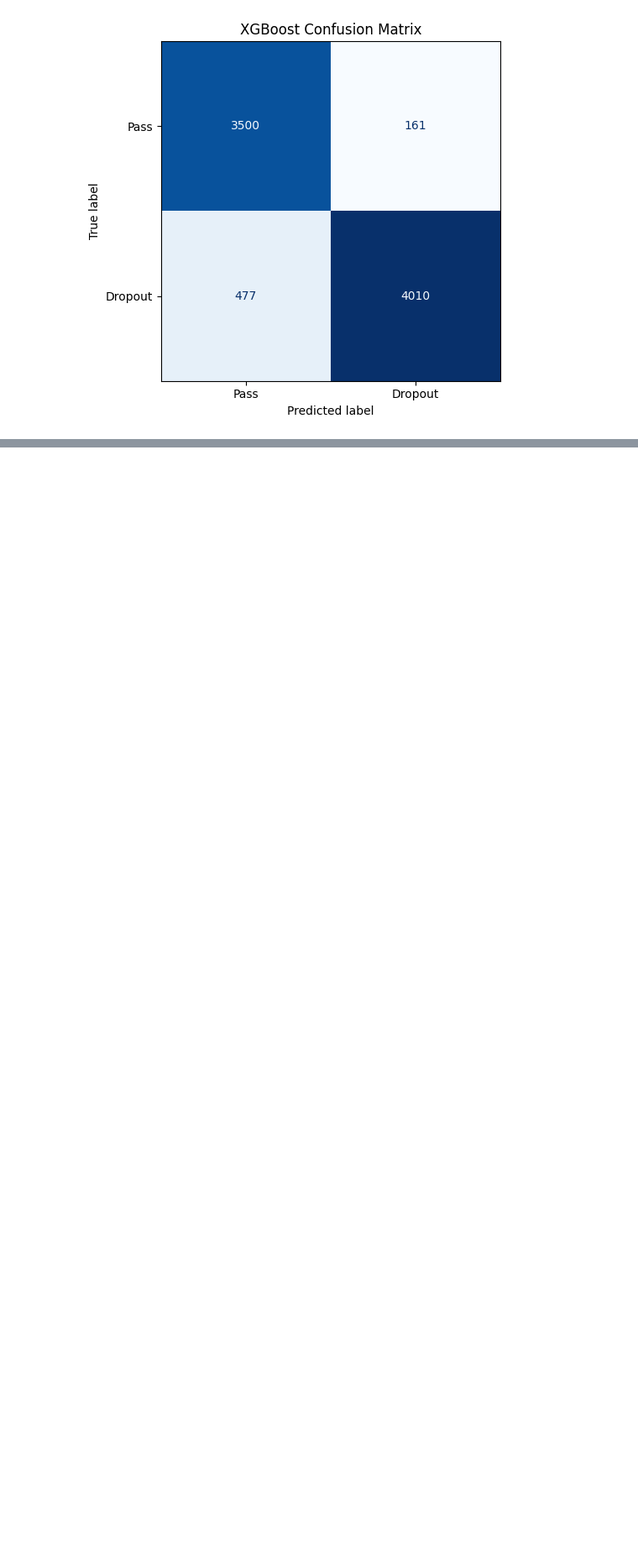
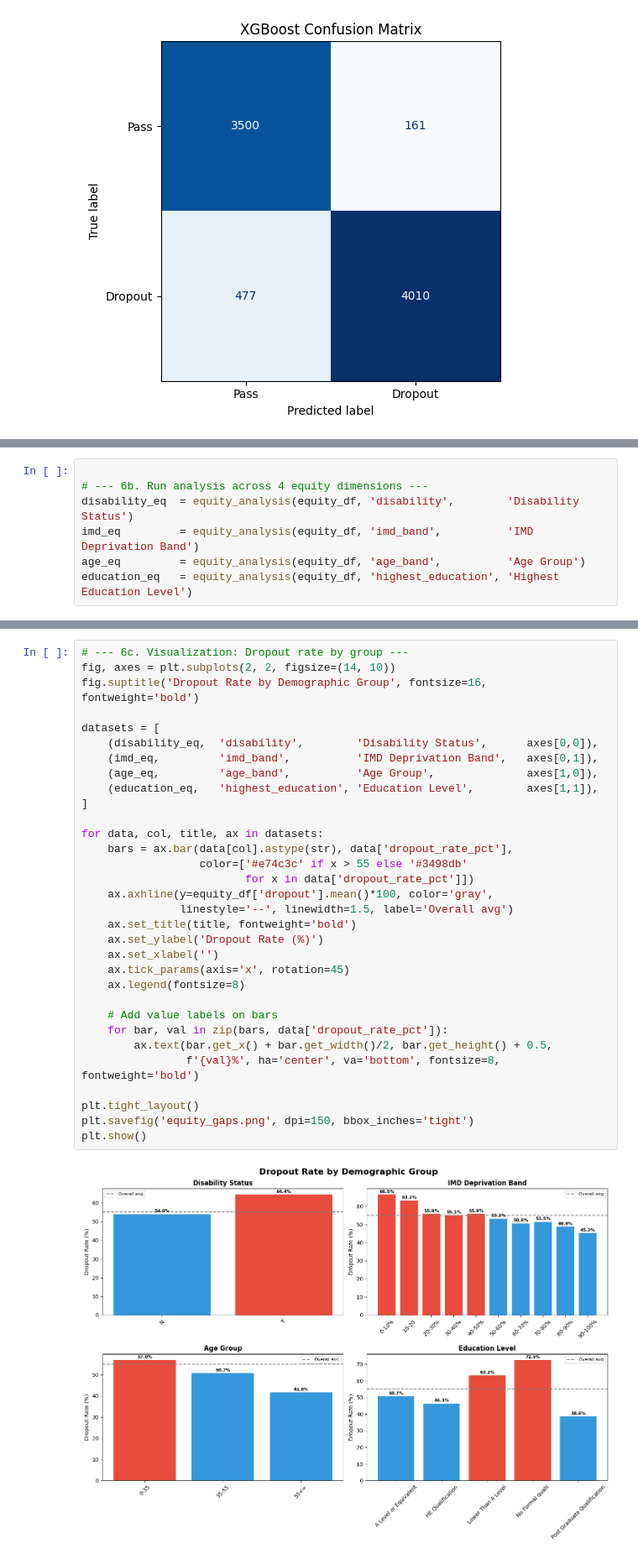
Before and after one commit to madhumitha-gv/Student-Dropout-Risk-Prediction-Learning-Equity-Analysis, a Jupyter notebook: Student Dropout Risk Prediction.ipynb, the cells around one changed output, grey strips where cells are left out. Shown at 84% size. Cells and saved outputs as stored; diff of their text form; blank space fills up the shorter version.

Commit message:
equity analysis

```diff
--- a/Student Dropout Risk Prediction.ipynb
+++ b/Student Dropout Risk Prediction.ipynb
@@ -252,0 +359,7 @@ weighted avg       0.92      0.92      0.92      8148
+# %%
+
+# --- 6b. Run analysis across 4 equity dimensions ---
+disability_eq  = equity_analysis(equity_df, 'disability',        'Disability Status')
+imd_eq         = equity_analysis(equity_df, 'imd_band',          'IMD Deprivation Band')
+age_eq         = equity_analysis(equity_df, 'age_band',          'Age Group')
+education_eq   = equity_analysis(equity_df, 'highest_education', 'Highest Education Level')
@@ -252,0 +384,34 @@ weighted avg       0.92      0.92      0.92      8148
+# %%
+# --- 6c. Visualization: Dropout rate by group ---
+fig, axes = plt.subplots(2, 2, figsize=(14, 10))
+fig.suptitle('Dropout Rate by Demographic Group', fontsize=16, fontweight='bold')
+
+datasets = [
+    (disability_eq,  'disability',        'Disability Status',      axes[0,0]),
+    (imd_eq,         'imd_band',          'IMD Deprivation Band',   axes[0,1]),
+    (age_eq,         'age_band',          'Age Group',              axes[1,0]),
+    (education_eq,   'highest_education', 'Education Level',        axes[1,1]),
+]
+
+for data, col, title, ax in datasets:
+    bars = ax.bar(data[col].astype(str), data['dropout_rate_pct'],
+                  color=['#e74c3c' if x > 55 else '#3498db'
+                         for x in data['dropout_rate_pct']])
+    ax.axhline(y=equity_df['dropout'].mean()*100, color='gray',
+               linestyle='--', linewidth=1.5, label='Overall avg')
+    ax.set_title(title, fontweight='bold')
+    ax.set_ylabel('Dropout Rate (%)')
+    ax.set_xlabel('')
+    ax.tick_params(axis='x', rotation=45)
+    ax.legend(fontsize=8)
+
+    # Add value labels on bars
+    for bar, val in zip(bars, data['dropout_rate_pct']):
+        ax.text(bar.get_x() + bar.get_width()/2, bar.get_height() + 0.5,
+                f'{val}%', ha='center', va='bottom', fontsize=8, fontweight='bold')
+
+plt.tight_layout()
+plt.savefig('equity_gaps.png', dpi=150, bbox_inches='tight')
+plt.show()
+# %% [output]
+[figure, added]
```
Also changed, not shown: parts of 8 cells of this notebook.
